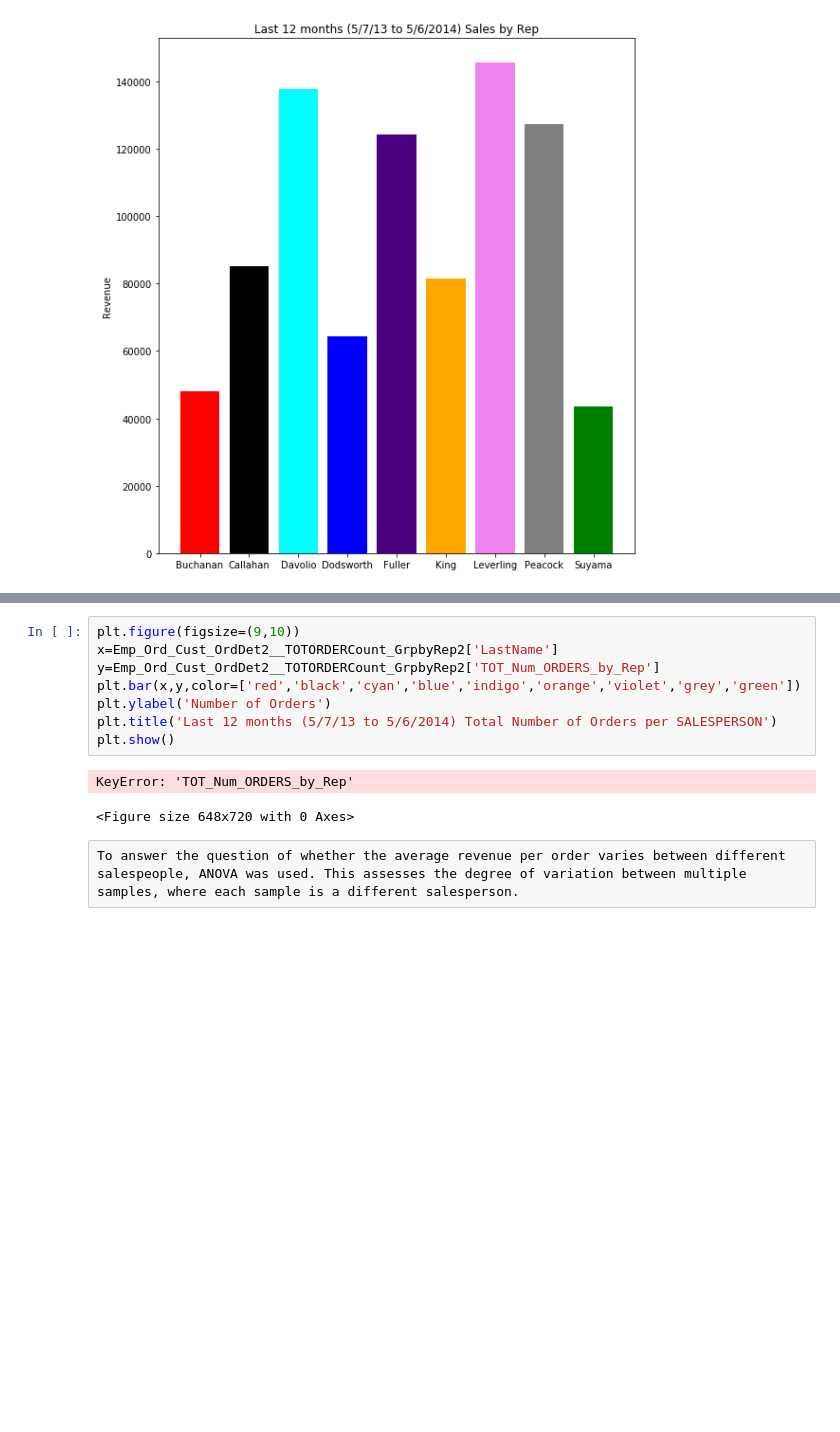
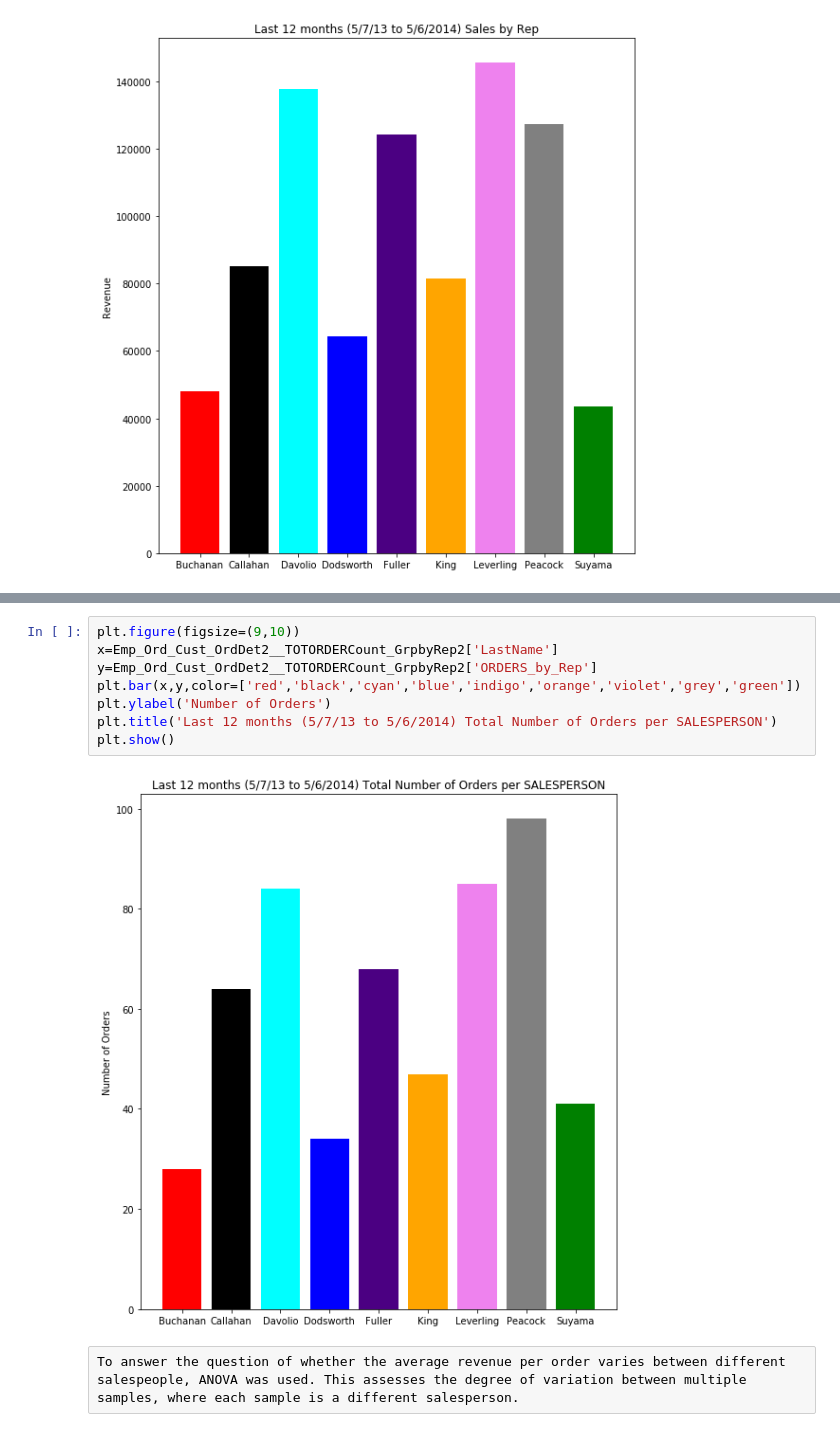
Before and after one commit to joewebb11/dsc-2-final-project-online-ds-pt-112618, a Jupyter notebook: index.ipynb, the cells around one changed output, grey strips where cells are left out. Saved outputs shown, nothing was run; the diff lists cells and outputs as text; blank space fills up the shorter version.

```diff
--- a/index.ipynb
+++ b/index.ipynb
@@ -1262,14 +1273,13 @@ KeyError: 'Avg_Revenue_per_Order'
 # %%
 plt.figure(figsize=(9,10))
 x=Emp_Ord_Cust_OrdDet2__TOTORDERCount_GrpbyRep2['LastName']
-y=Emp_Ord_Cust_OrdDet2__TOTORDERCount_GrpbyRep2['TOT_Num_ORDERS_by_Rep']
+y=Emp_Ord_Cust_OrdDet2__TOTORDERCount_GrpbyRep2['ORDERS_by_Rep']
 plt.bar(x,y,color=['red','black','cyan','blue','indigo','orange','violet','grey','green'])
 plt.ylabel('Number of Orders')
 plt.title('Last 12 months (5/7/13 to 5/6/2014) Total Number of Orders per SALESPERSON')
 plt.show()
 # %% [output]
-KeyError: 'TOT_Num_ORDERS_by_Rep'
-<Figure size 648x720 with 0 Axes>
+[figure, added]
 # %% [raw]
 To answer the question of whether the average revenue per order varies between different salespeople, ANOVA was used. This assesses the degree of variation between multiple samples, where each sample is a different salesperson.
 # %% [markdown]
```
Also changed, not shown: parts of 67 cells of this notebook, 2 other files.
